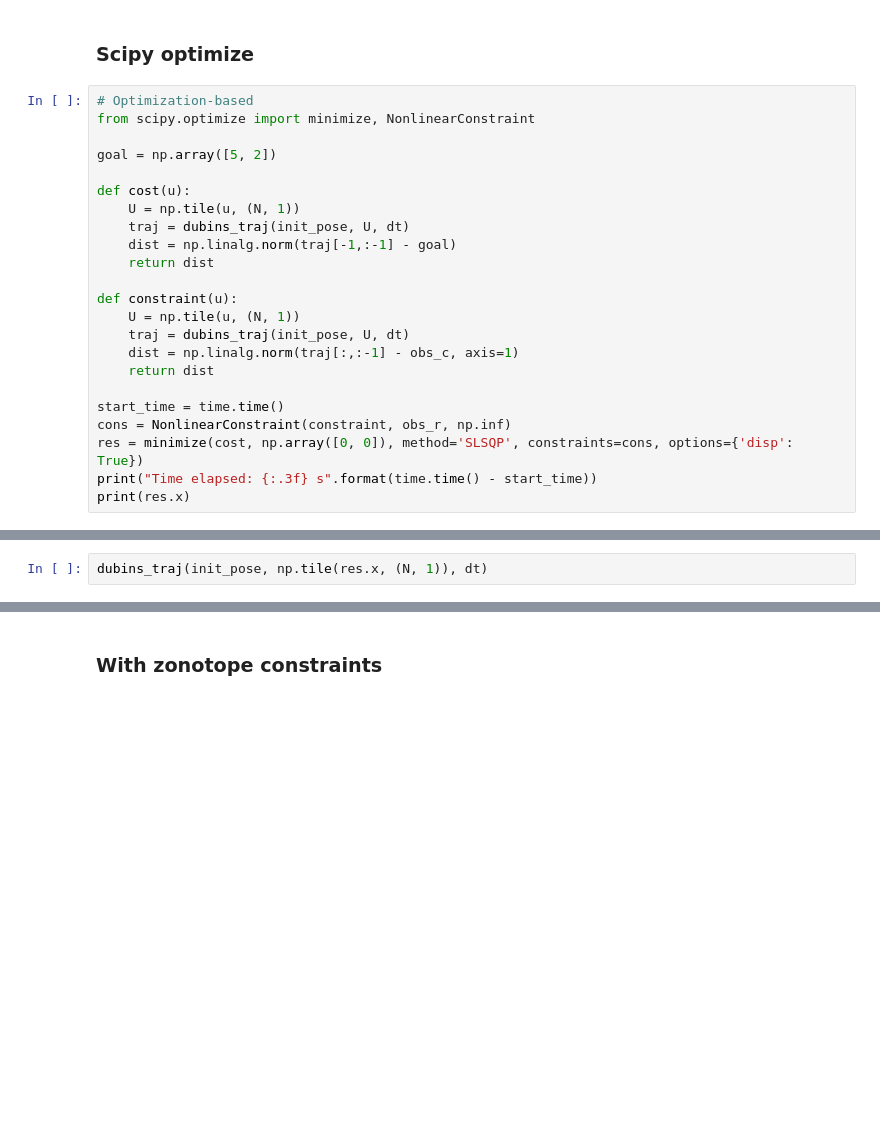
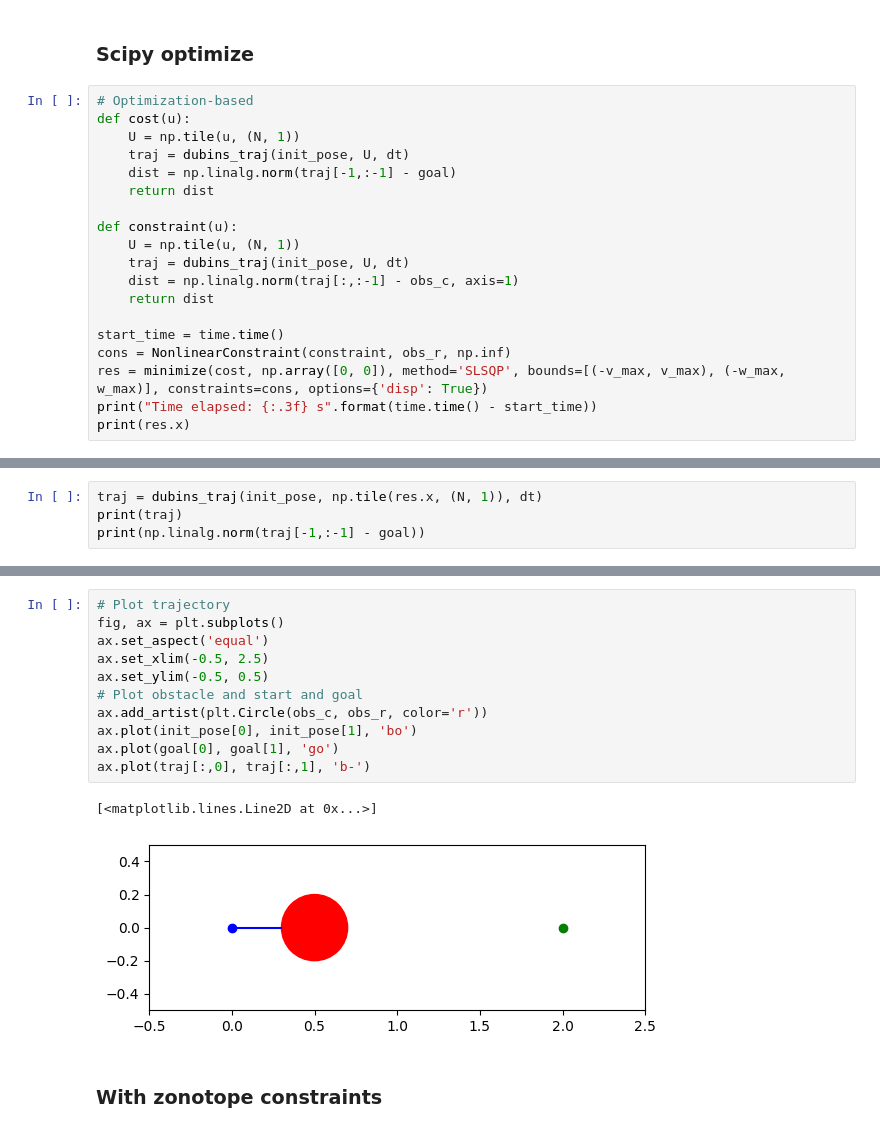
Before and after one commit to adamdai/multirobot-planning, a Jupyter notebook: notebooks/dubins_planning.ipynb, the cells around one changed output, grey strips where cells are left out. Cells and saved outputs as stored; diff of their text form; blank space fills up the shorter version.

```diff
--- a/notebooks/dubins_planning.ipynb
+++ b/notebooks/dubins_planning.ipynb
@@ -64,10 +121,6 @@ dubins_traj(init_pose, np.tile(u, (N, 1)), dt)
 ### Scipy optimize
 # %%
 # Optimization-based
-from scipy.optimize import minimize, NonlinearConstraint
-
-goal = np.array([5, 2])
-
 def cost(u):
     U = np.tile(u, (N, 1))
     traj = dubins_traj(init_pose, U, dt)
@@ -82,6 +135,6 @@ def constraint(u):
 
 start_time = time.time()
 cons = NonlinearConstraint(constraint, obs_r, np.inf)
-res = minimize(cost, np.array([0, 0]), method='SLSQP', constraints=cons, options={'disp': True})
+res = minimize(cost, np.array([0, 0]), method='SLSQP', bounds=[(-v_max, v_max), (-w_max, w_max)], constraints=cons, options={'disp': True})
 print("Time elapsed: {:.3f} s".format(time.time() - start_time))
 print(res.x)
@@ -88,2 +149,4 @@ print(res.x)
 # %%
-dubins_traj(init_pose, np.tile(res.x, (N, 1)), dt)
+traj = dubins_traj(init_pose, np.tile(res.x, (N, 1)), dt)
+print(traj)
+print(np.linalg.norm(traj[-1,:-1] - goal))
@@ -90,3 +170,17 @@ dubins_traj(init_pose, np.tile(res.x, (N, 1)), dt)
+# %%
+# Plot trajectory
+fig, ax = plt.subplots()
+ax.set_aspect('equal')
+ax.set_xlim(-0.5, 2.5)
+ax.set_ylim(-0.5, 0.5)
+# Plot obstacle and start and goal
+ax.add_artist(plt.Circle(obs_c, obs_r, color='r'))
+ax.plot(init_pose[0], init_pose[1], 'bo')
+ax.plot(goal[0], goal[1], 'go')
+ax.plot(traj[:,0], traj[:,1], 'b-')
+# %% [output]
+[<matplotlib.lines.Line2D at 0x...>]
+[figure, added]
 # %% [markdown]
 ### With zonotope constraints
 # %%
```
Also changed, not shown: parts of 17 cells of this notebook, 33 other files.
